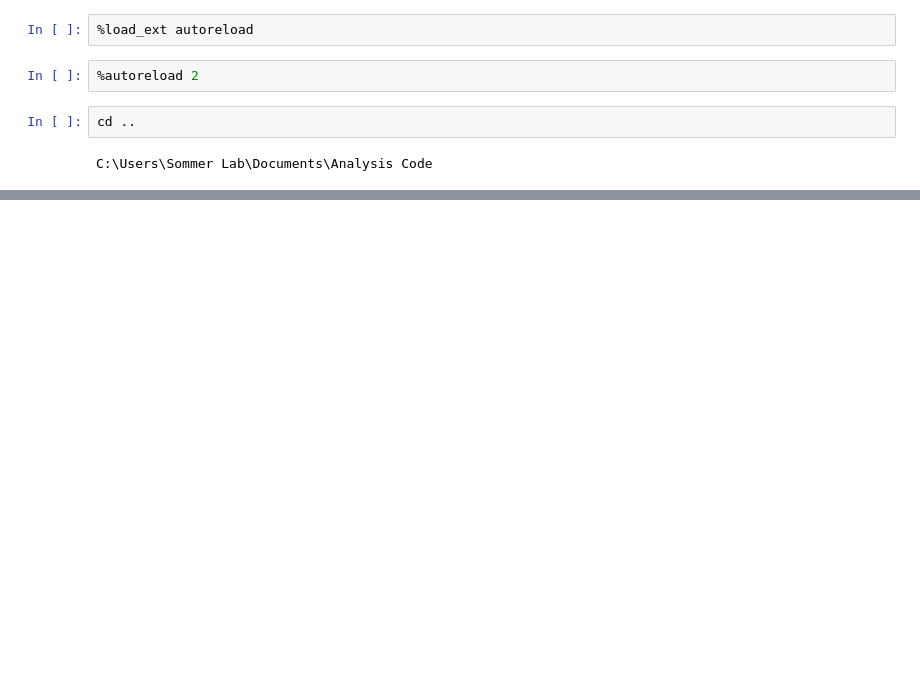
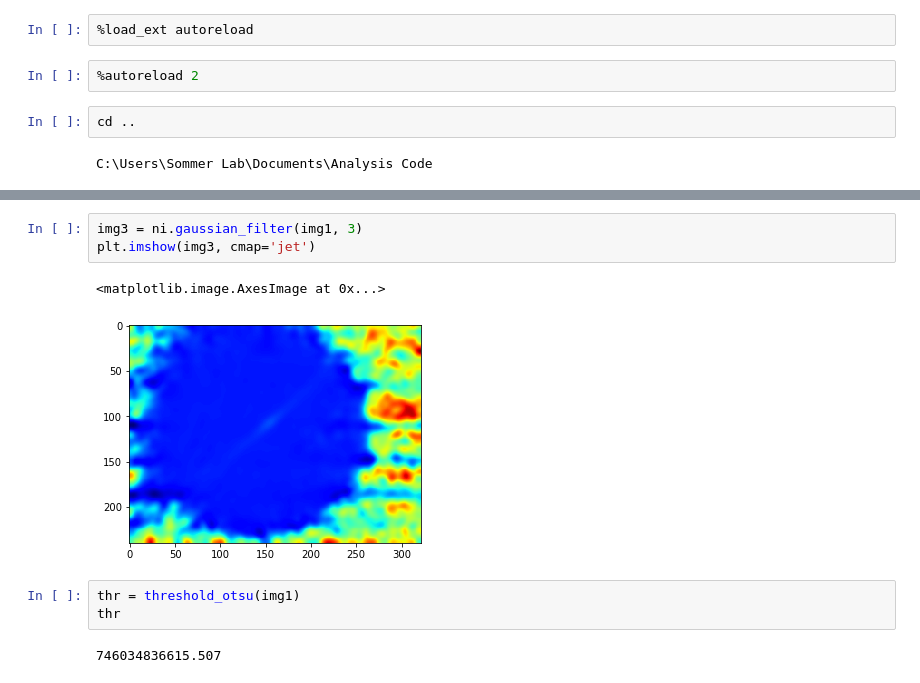
Before and after one commit to insommer/AnalysisCode, a Jupyter notebook: Coding Test/Chameleon Image Processing.ipynb, the cells around one changed output, grey strips where cells are left out. Saved outputs shown, nothing was run; the diff lists cells and outputs as text; blank space fills up the shorter version.

```diff
--- a/Coding Test/Chameleon Image Processing.ipynb
+++ b/Coding Test/Chameleon Image Processing.ipynb
@@ -31,0 +48,11 @@ aa
+# %%
+img3 = ni.gaussian_filter(img1, 3)
+plt.imshow(img3, cmap='jet')
+# %% [output]
+<matplotlib.image.AxesImage at 0x...>
+[figure, added]
+# %%
+thr = threshold_otsu(img1)
+thr
+# %% [output]
+746034836615.507
```
Also changed, not shown: parts of 8 cells of this notebook, 6 other files.
